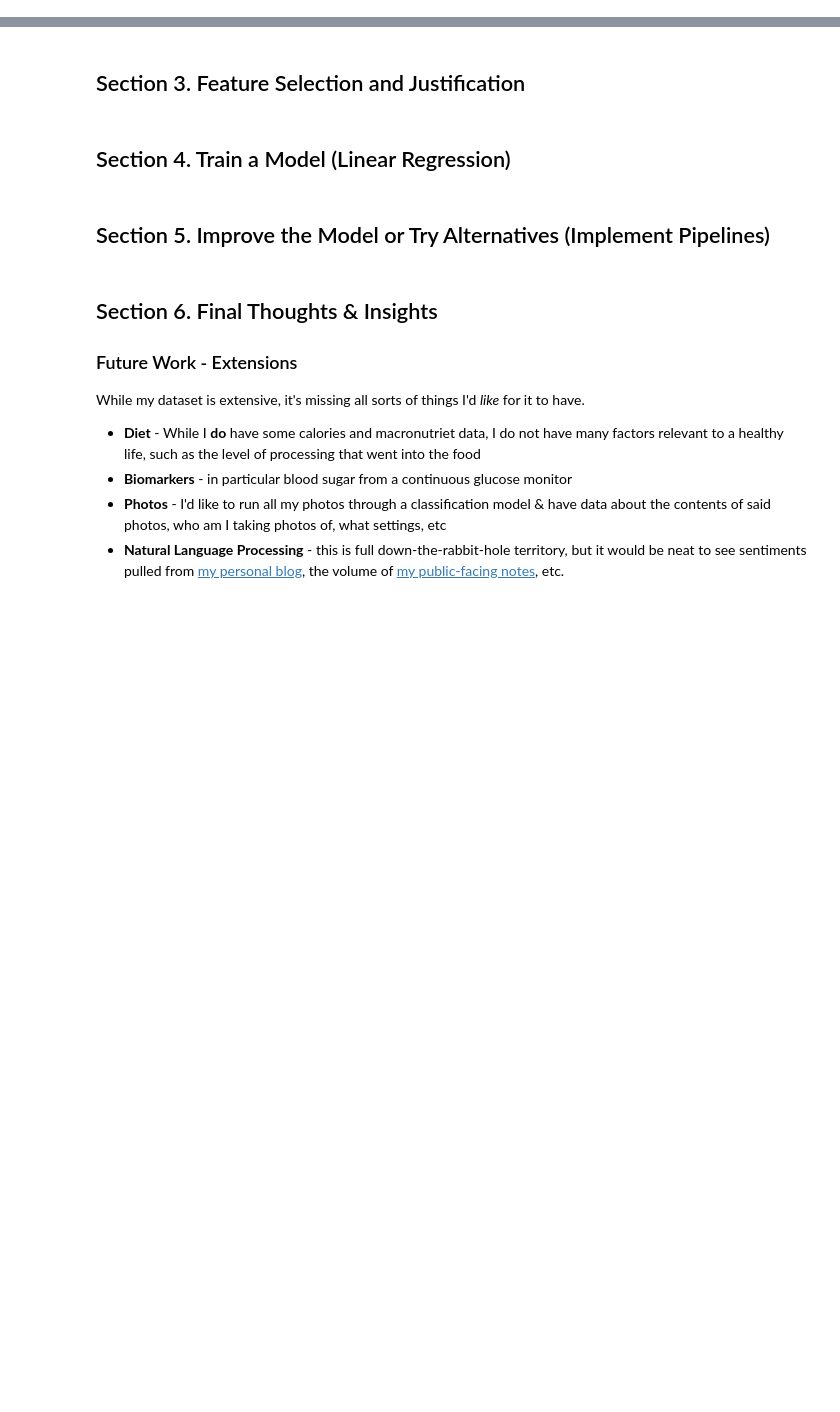
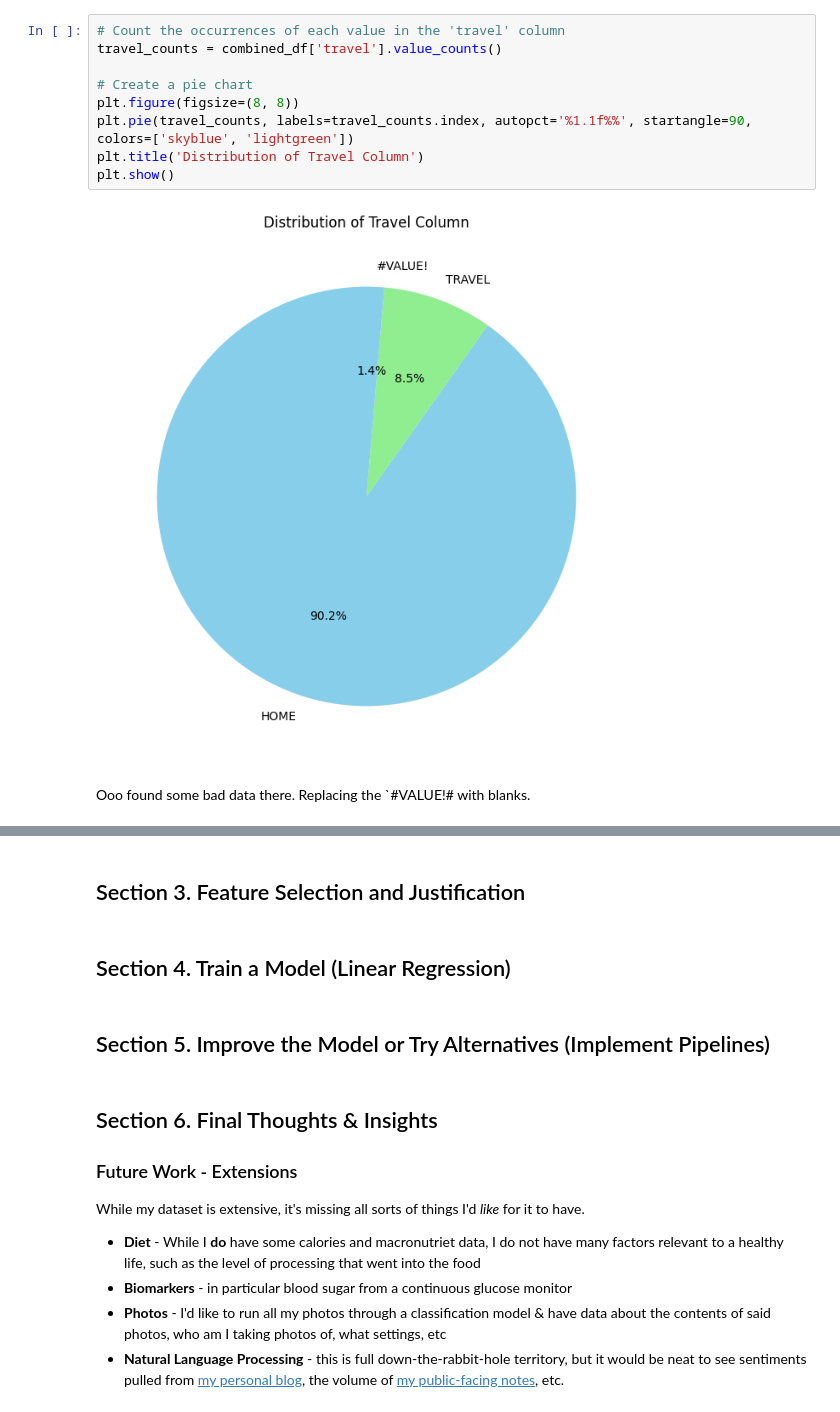
Before and after one commit to aarongilly/ml_regression_gillespie, a Jupyter notebook: gillespie_ml_data_journal.ipynb, the cells around one changed output, grey strips where cells are left out. Cells and saved outputs as stored; diff of their text form; blank space fills up the shorter version.

```diff
--- a/gillespie_ml_data_journal.ipynb
+++ b/gillespie_ml_data_journal.ipynb
@@ -60,0 +292,13 @@ Before we can do any machine learning, we have to obtain references to the data
+# %%
+# Count the occurrences of each value in the 'travel' column
+travel_counts = combined_df['travel'].value_counts()
+
+# Create a pie chart
+plt.figure(figsize=(8, 8))
+plt.pie(travel_counts, labels=travel_counts.index, autopct='%1.1f%%', startangle=90, colors=['skyblue', 'lightgreen'])
+plt.title('Distribution of Travel Column')
+plt.show()
+# %% [output]
+[figure, added]
+# %% [markdown]
+Ooo found some bad data there. Replacing the `#VALUE!# with blanks.
```
Also changed, not shown: parts of 24 cells of this notebook, 5 other files.
